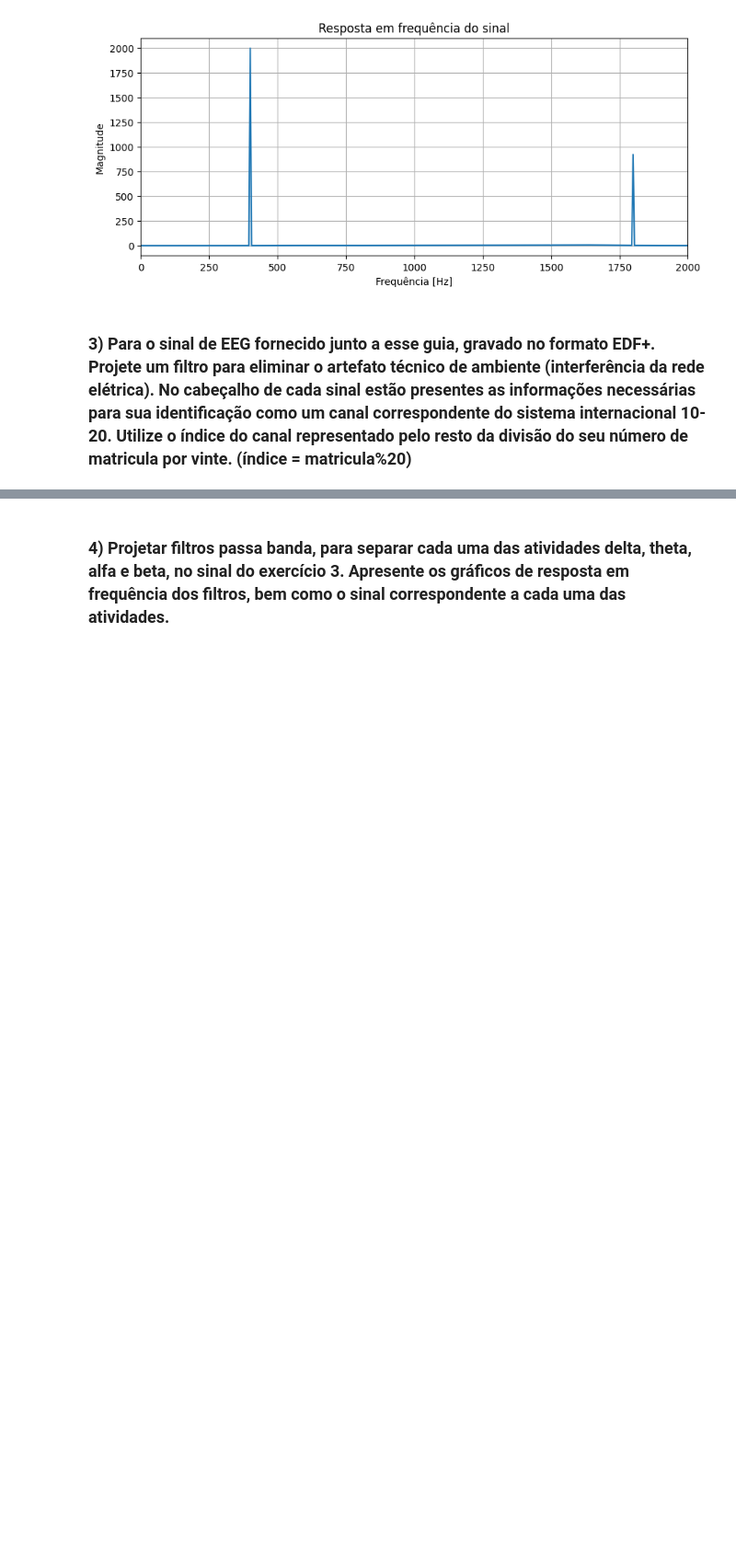
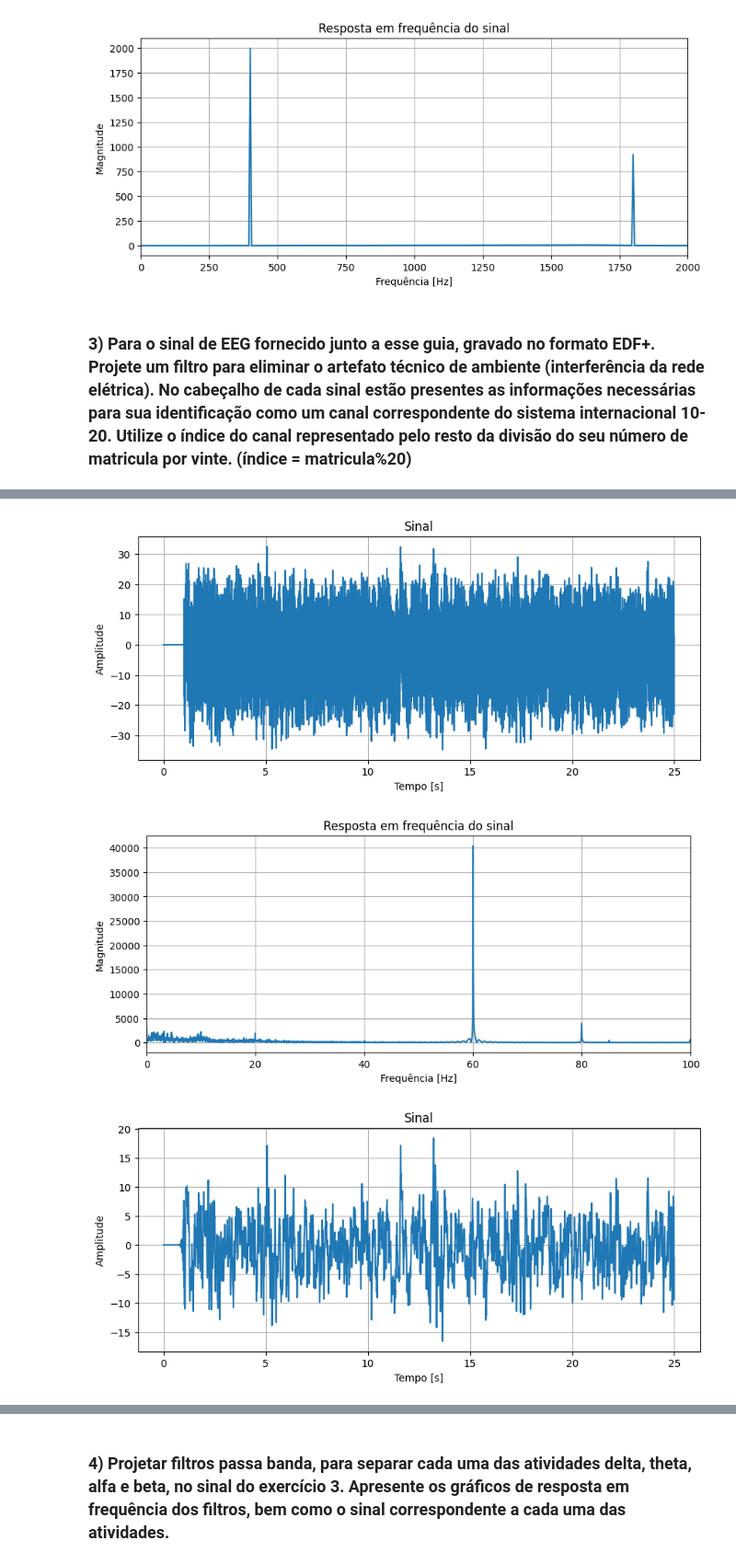
Before and after one commit to brito1212/digital-signal-processing, a Jupyter notebook: 14_fir_filters/14_fir_filters.ipynb, the cells around one changed output, grey strips where cells are left out. Shown at 92% size. Saved outputs shown, nothing was run; the diff lists cells and outputs as text; code cells hidden in the pictures; blank space fills up the shorter version.

```diff
--- a/14_fir_filters/14_fir_filters.ipynb
+++ b/14_fir_filters/14_fir_filters.ipynb
@@ -170,0 +212,10 @@ plot_signal(sinal_filtrado_, t, 1/Ts, limite=2000)
+# %%
+sinal_filtrado = np.convolve(s, kernel)
+
+sinal_filtrado_ = cortar_transitorio(s, sinal_filtrado)
+plot_signal(s, t, 1/Ts, limite=100)
+plot_signal(sinal_filtrado_, t, 1/Ts, limite=100)
+# %% [output]
+[figure, added]
+[figure, added]
+[figure, added]
```
Also changed, not shown: parts of 8 cells of this notebook, 2 other files.
